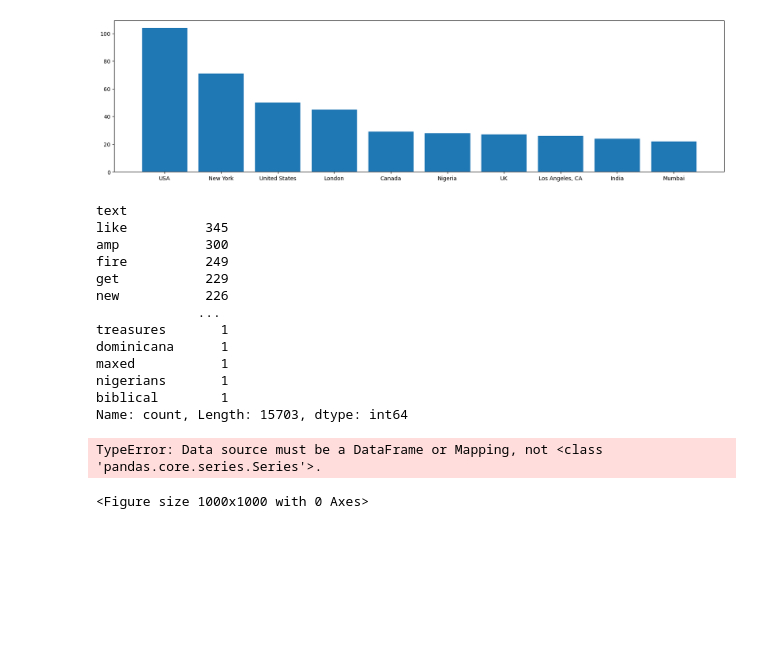
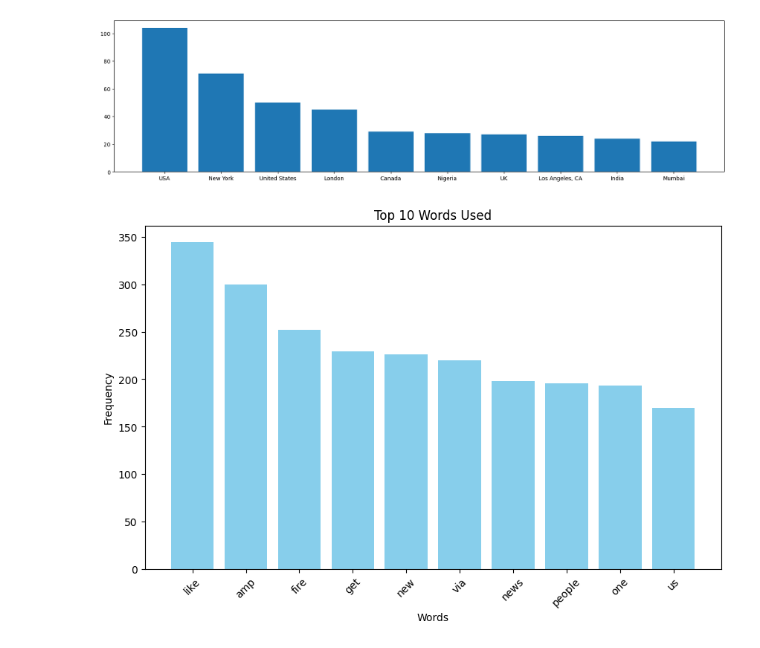
Before and after one commit to BasilPanda/NLP_Disaster_Tweets, a Jupyter notebook: nlp_disaster_tweets.ipynb, the cells around one changed output. Saved outputs shown, nothing was run; the diff lists cells and outputs as text; code cells hidden in the pictures; blank space fills up the shorter version.

Commit message:
visualizations done

```diff
--- a/nlp_disaster_tweets.ipynb
+++ b/nlp_disaster_tweets.ipynb
@@ -170,7 +170,7 @@ def preprocess_text(text):
     # Remove http links
     text = re.sub(r'https?://\S+', '', text)
     # Remove hashtags
-    text = re.sub(r"#\w+", "", text)
+    text = text.replace("#", "")
     # Remove numbers
     text = re.sub(r"\d+", "", text)
     # Lowercase everything
@@ -229,27 +229,17 @@ plt.show()
 [figure]
 # %%
 # Top 10 words
-df_words = train_data_df["text"].str.split(expand=False).explode()
-word_counts = df_words.value_counts()
+all_text = " ".join(train_data_df["text"])
+word_counts = Counter(all_text.split())
+top_words = word_counts.most_common(10)
+words, counts = zip(*top_words)
 
-print(word_counts)
-fig = plt.figure(figsize=(10,10))
-ax = sns.countplot(word_counts, x="Words", hue="Words", legend=False,palette="spring")
-ax.set(title="Age for Diabetics")
-ax.set_xticks(ax.get_xticks())
+plt.figure(figsize=(10, 6))
+plt.bar(words, counts, color='skyblue')
+plt.xlabel('Words')
+plt.ylabel('Frequency')
+plt.title('Top 10 Words Used')
+plt.xticks(rotation=45)
+plt.show()
 # %% [output]
-text
-like          345
-amp           300
-fire          249
-get           229
-new           226
-             ...
-treasures       1
-dominicana      1
-maxed           1
-nigerians       1
-biblical        1
-Name: count, Length: 15703, dtype: int64
-TypeError: Data source must be a DataFrame or Mapping, not <class 'pandas.core.series.Series'>.
-<Figure size 1000x1000 with 0 Axes>
+[figure, added]
```
Also changed, not shown: parts of 2 cells of this notebook.
